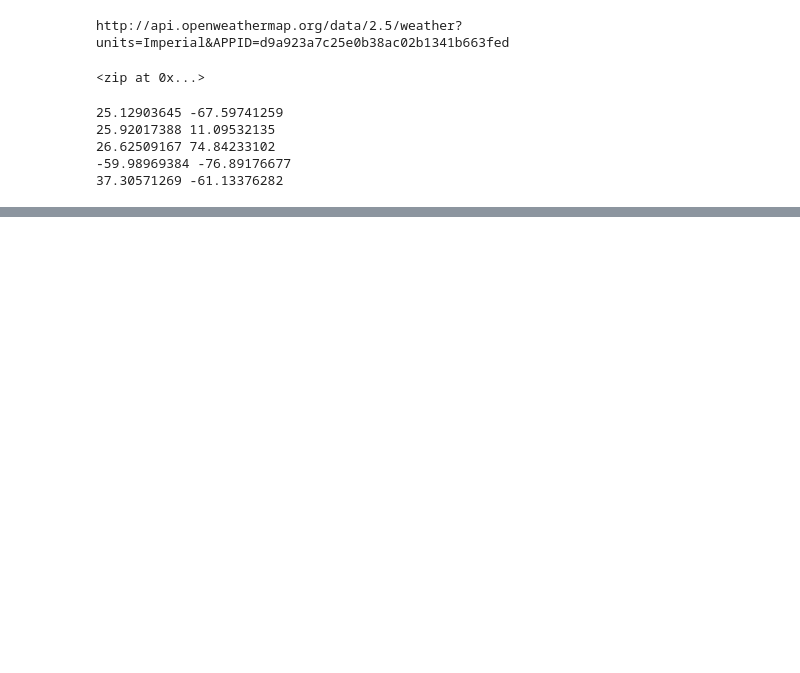
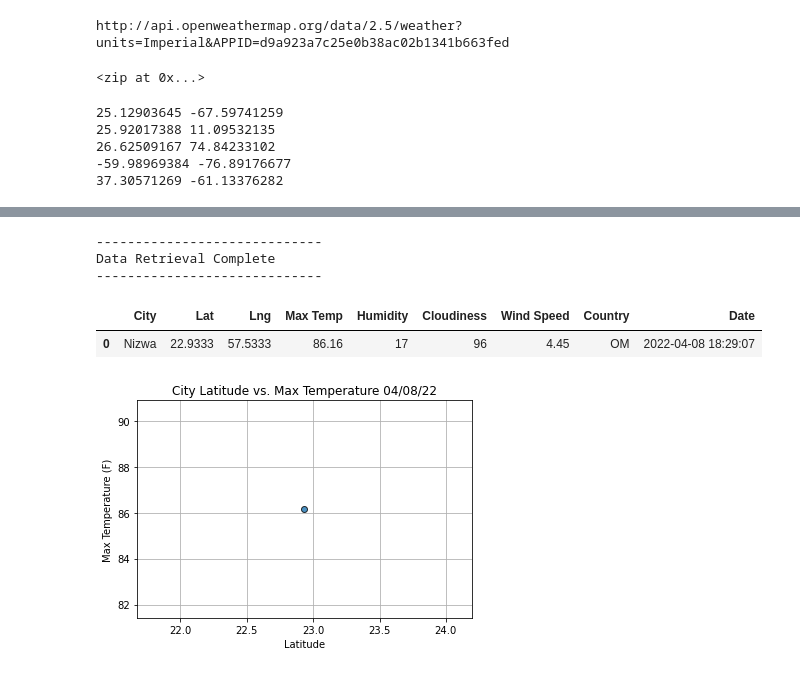
Before and after one commit to chensley0216/World_Weather_Analysis, a Jupyter notebook: WeatherPy.ipynb, the cells around one changed output, grey strips where cells are left out. Saved outputs shown, nothing was run; the diff lists cells and outputs as text; code cells hidden in the pictures; blank space fills up the shorter version.

Commit message:
Added Section 2-3 to WeatherPy

```diff
--- a/WeatherPy.ipynb
+++ b/WeatherPy.ipynb
@@ -135,0 +148,46 @@ city_data_df.to_csv(output_data_file, index_label="City_ID")
+# %%
+# Run an API request for each of the cities.
+try:
+    # Parse the JSON and retrieve data.
+    city_weather = requests.get(city_url).json()
+    # Parse out the needed data.
+    city_lat = city_weather["coord"]["lat"]
+    city_lng = city_weather["coord"]["lon"]
+    city_max_temp = city_weather["main"]["temp_max"]
+    city_humidity = city_weather["main"]["humidity"]
+    city_clouds = city_weather["clouds"]["all"]
+    city_wind = city_weather["wind"]["speed"]
+    city_country = city_weather["sys"]["country"]
+    # Convert the date to ISO standard.
+    city_date = datetime.utcfromtimestamp(city_weather["dt"]).strftime('%Y-%m-%d %H:%M:%S')
+    # Append the city information into city_data list.
+    city_data.append({"City": city.title(),
+                        "Lat": city_lat,
+                        "Lng": city_lng,
+                        "Max Temp": city_max_temp,
+                        "Humidity": city_humidity,
+                        "Cloudiness": city_clouds,
+                        "Wind Speed": city_wind,
+                        "Country": city_country,
+                        "Date": city_date})
+
+# If an error is experienced, skip the city.
+except:
+    print("City not found. Skipping...")
+    pass
+
+# Indicate that Data Loading is complete.
+print("-----------------------------")
+print("Data Retrieval Complete      ")
+print("-----------------------------")
+# %% [output]
+-----------------------------
+Data Retrieval Complete
+-----------------------------
+# %%
+# Convert the array of dictionaries to a Pandas DataFrame.
+city_data_df = pd.DataFrame(city_data)
+city_data_df.head(10)
+# %% [output]
+|  | City | Lat | Lng | Max Temp | Humidity | Cloudiness | Wind Speed | Country | Date |
+| 0 | Nizwa | 22.9333 | 57.5333 | 86.16 | 17 | 96 | 4.45 | OM | 2022-04-08 18:29:07 |
@@ -135,0 +199,30 @@ city_data_df.to_csv(output_data_file, index_label="City_ID")
+# %%
+# Extract relevant fields from the DataFrame for plotting.
+lats = city_data_df["Lat"]
+max_temps = city_data_df["Max Temp"]
+humidity = city_data_df["Humidity"]
+cloudiness = city_data_df["Cloudiness"]
+wind_speed = city_data_df["Wind Speed"]
+# %%
+# Import time module
+import time
+
+# Build the scatter plot for latitude vs. max temperature.
+plt.scatter(lats,
+            max_temps,
+            edgecolor="black", linewidths=1, marker="o",
+            alpha=0.8, label="Cities")
+
+# Incorporate the other graph properties.
+plt.title(f"City Latitude vs. Max Temperature "+ time.strftime("%x"))
+plt.ylabel("Max Temperature (F)")
+plt.xlabel("Latitude")
+plt.grid(True)
+
+# Save the figure.
+plt.savefig("weather_data/Fig1.png")
+
+# Show plot.
+plt.show()
+# %% [output]
+[figure, added]
```
Also changed, not shown: parts of 10 cells of this notebook, 7 other files.
